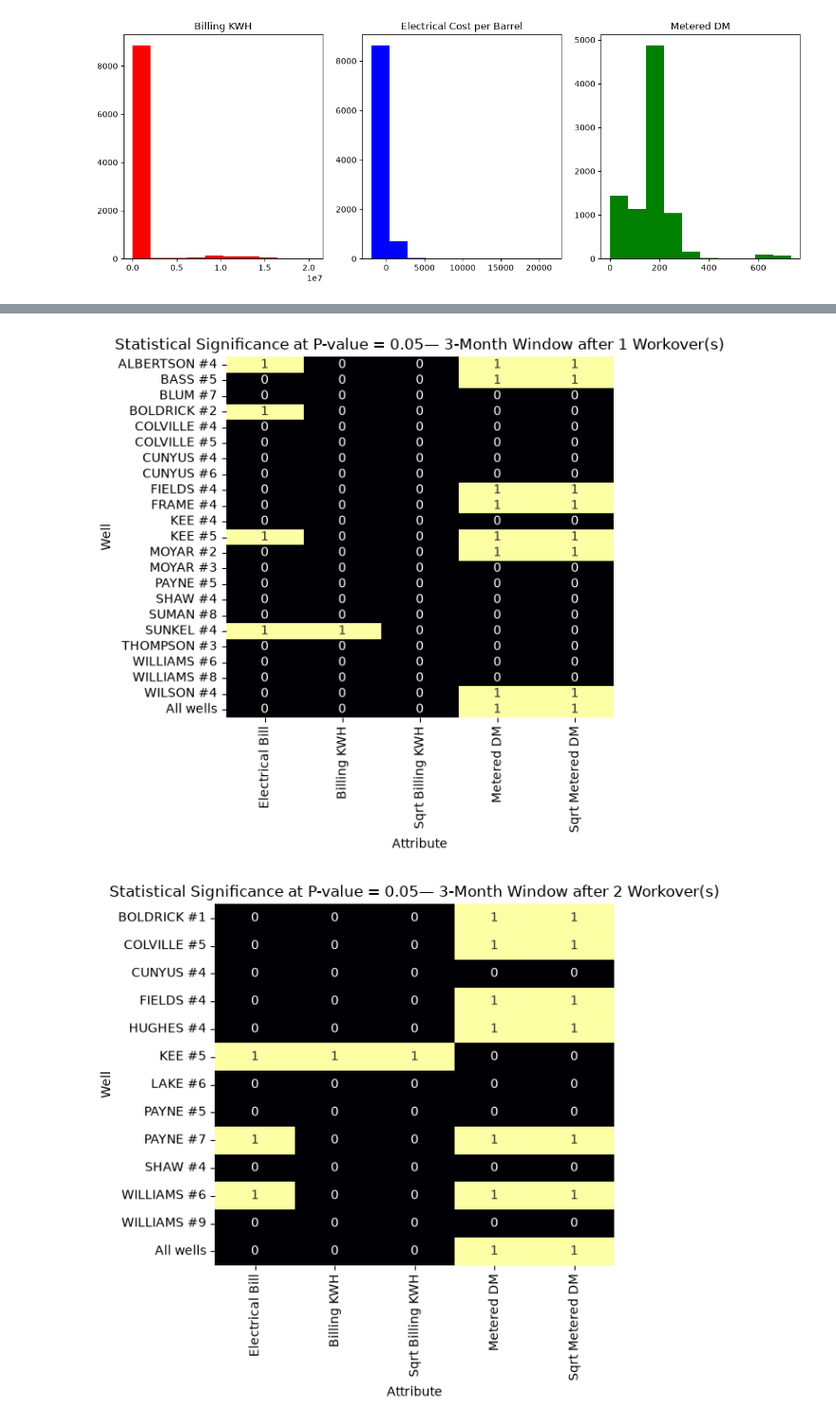
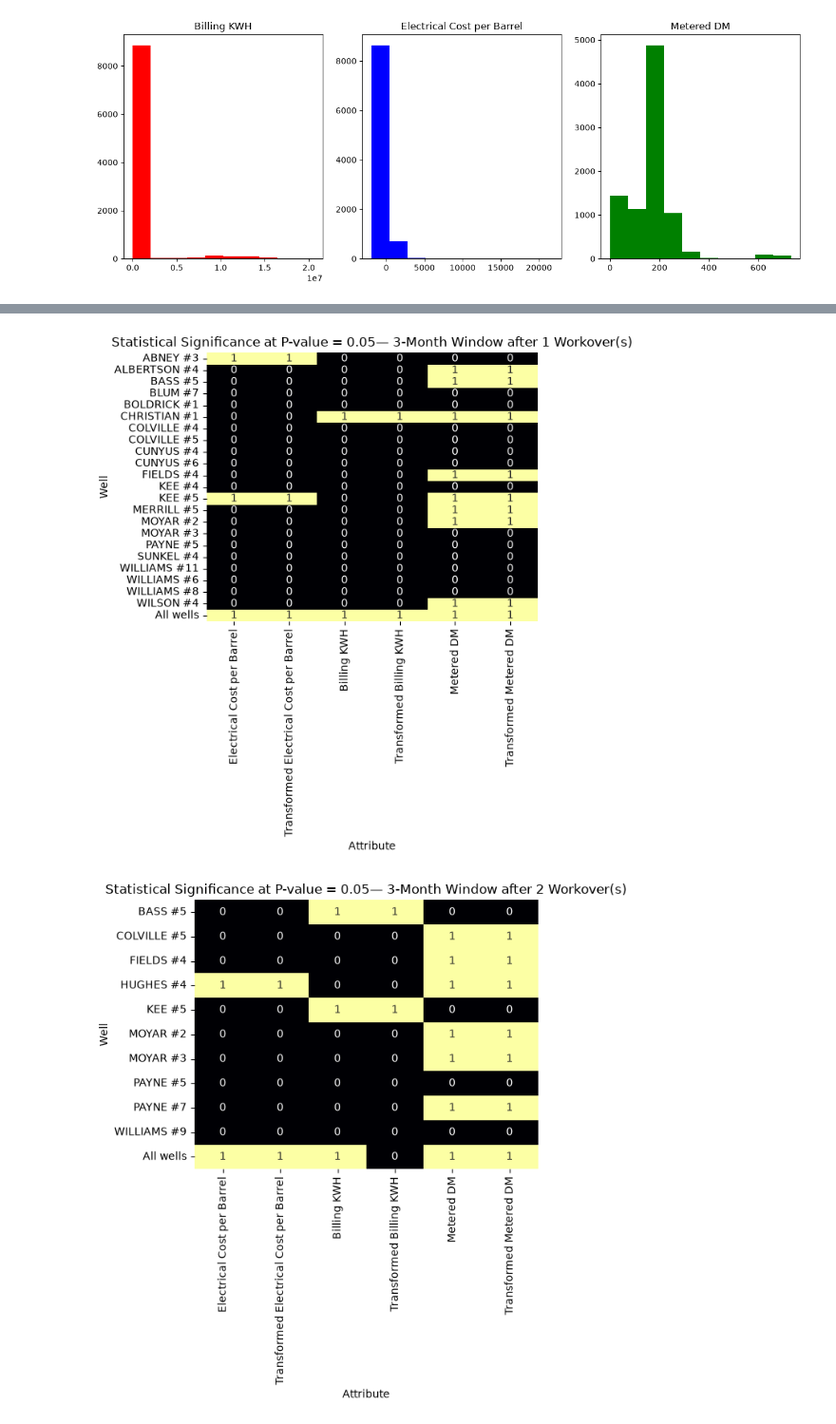
Before and after one commit to L0GN82/Paired-Sample-T-test, a Jupyter notebook: Electrical_Cost_per_Barrel_Paired_Ttest.ipynb, the cells around one changed output, grey strips where cells are left out. Shown at 95% size. Cells and saved outputs as stored; diff of their text form; code cells hidden in the pictures.

```diff
--- a/Electrical_Cost_per_Barrel_Paired_Ttest.ipynb
+++ b/Electrical_Cost_per_Barrel_Paired_Ttest.ipynb
@@ -11,7 +11,7 @@ import matplotlib.dates as mpldates
 import seaborn as sns
 from Regression_utils import *
 # %%
-main_df = pd.read_excel(r"C:\Users\LoganFrideley\East Texas Salt Water Disposal Company\Operations - Documents\Engineering\Disposal Wells\Workover Analysis\Derived All Data.xlsx")
+main_df = pd.read_excel(r"C:\Users\LoganFrideley\East Texas Salt Water Disposal Company\Operations - Documents\Engineering\Disposal Wells\Workover Analysis\Derived All Data With Workover Categories.xlsx")
 print(main_df.columns)
 # %% [output]
 Index(['Unnamed: 0.1', 'Unnamed: 0', 'Name', 'Year-Month', 'Hours',
@@ -361,3 +507,8 @@ Not enough months before workover available for WILLIAMS #9
 # %%
-with pd.option_context("display.max_rows", None, "display.max_columns", None):
-    display(ttest_df)
+cols = ["Paired Sample P_value", "Welch's P_value", "Wilcoxon P_value"]
+ttest_display = ttest_df.copy()
+ttest_display[cols] = ttest_display[cols].round(4)
+
+Paired_Sample_df = ttest_display[["Well", "Attribute", "Months", "Workover", "N_pairs", "Paired Sample T_stat", "Paired Sample P_value"]]
+Welch_df = ttest_display[["Well", "Attribute", "Months", "Workover", "N_pairs", "Welch's T_stat", "Welch's P_value"]]
+Wilcoxon_df = ttest_display[["Well", "Attribute", "Months", "Workover", "N_pairs", "Wilcoxon T_stat", "Wilcoxon P_value"]]
@@ -387,0 +515,11 @@ ttest_df["Significant 01"] = (ttest_df["P_value"] < 0.01).astype(int)
+# %%
+Paired_Sample_df["Significant .05"] = Paired_Sample_df["Paired Sample P_value"] <= 0.05
+Welch_df["Significant .05"] = Welch_df["Welch's P_value"] <=0.05
+Wilcoxon_df["Significant .05"] = Wilcoxon_df["Wilcoxon P_value"] <= 0.05
+
+
+Paired_Sample_df["Significant .01"] = Paired_Sample_df["Paired Sample P_value"] <= 0.01
+Welch_df["Significant .01"] = Welch_df["Welch's P_value"] <=0.01
+Wilcoxon_df["Significant .01"] = Wilcoxon_df["Wilcoxon P_value"] <= 0.01
+
+Wilcoxon_df
@@ -388,50 +540,49 @@ ttest_df["Significant 01"] = (ttest_df["P_value"] < 0.01).astype(int)
 # %%
 attribute_order = [
-    "Electrical Bill",
+    "Electrical Cost per Barrel",
+    "Transformed Electrical Cost per Barrel",
     "Billing KWH",
-    "Sqrt Billing KWH",
+    "Transformed Billing KWH",
     "Metered DM",
-    "Sqrt Metered DM"
+    "Transformed Metered DM"
 ]
-
-
 
 window_test = [3, 6, 12]
 workovers_test = [1,2]
 for window in window_test:
     for work in workovers_test:
         #creating the dataframe for the binary matrix using the lists above
-        window_df = ttest_df[(ttest_df["Months"] == window) & (ttest_df["Workover"] == work)]
-        binary_matrix = window_df.pivot(index = "Well", columns = "Attribute", values = "Significant 05")
+        window_df = Paired_Sample_df[(Paired_Sample_df["Months"] == window) & (Paired_Sample_df["Workover"] == work)]
+        binary_matrix = window_df.pivot(index = "Well", columns = "Attribute", values = "Significant .05")
         #changing the order of the columns
         binary_matrix = binary_matrix.reindex(columns = attribute_order)
         #changing the order of the index
         well_order = [
             well for well in binary_matrix.index
             if well != "All wells"
         ]
 
         if "All wells" in binary_matrix.index:
             well_order.append("All wells")
 
         binary_matrix = binary_matrix.reindex(well_order)
 
         #plotting the heatmap figure
-        plt.figure(figsize=(6, 6))
+        plt.figure(figsize=(6, 7))
         sns.heatmap(
             binary_matrix,
             annot = True,
             cmap = "inferno",
             vmin = 0,
             vmax = 1,
             cbar = False
         )
 
         plt.title(f"Statistical Significance at P-value = 0.05— {window}-Month Window after {work} Workover(s)")
         plt.xlabel("Attribute")
         plt.ylabel("Well")
         plt.tight_layout()
         #plt.show()
 # %% [output]
-[figure, old version]
+[figure, new version]
-[figure, old version]
+[figure, new version]
```
Also changed, not shown: parts of 14 cells of this notebook, 3 other files.
